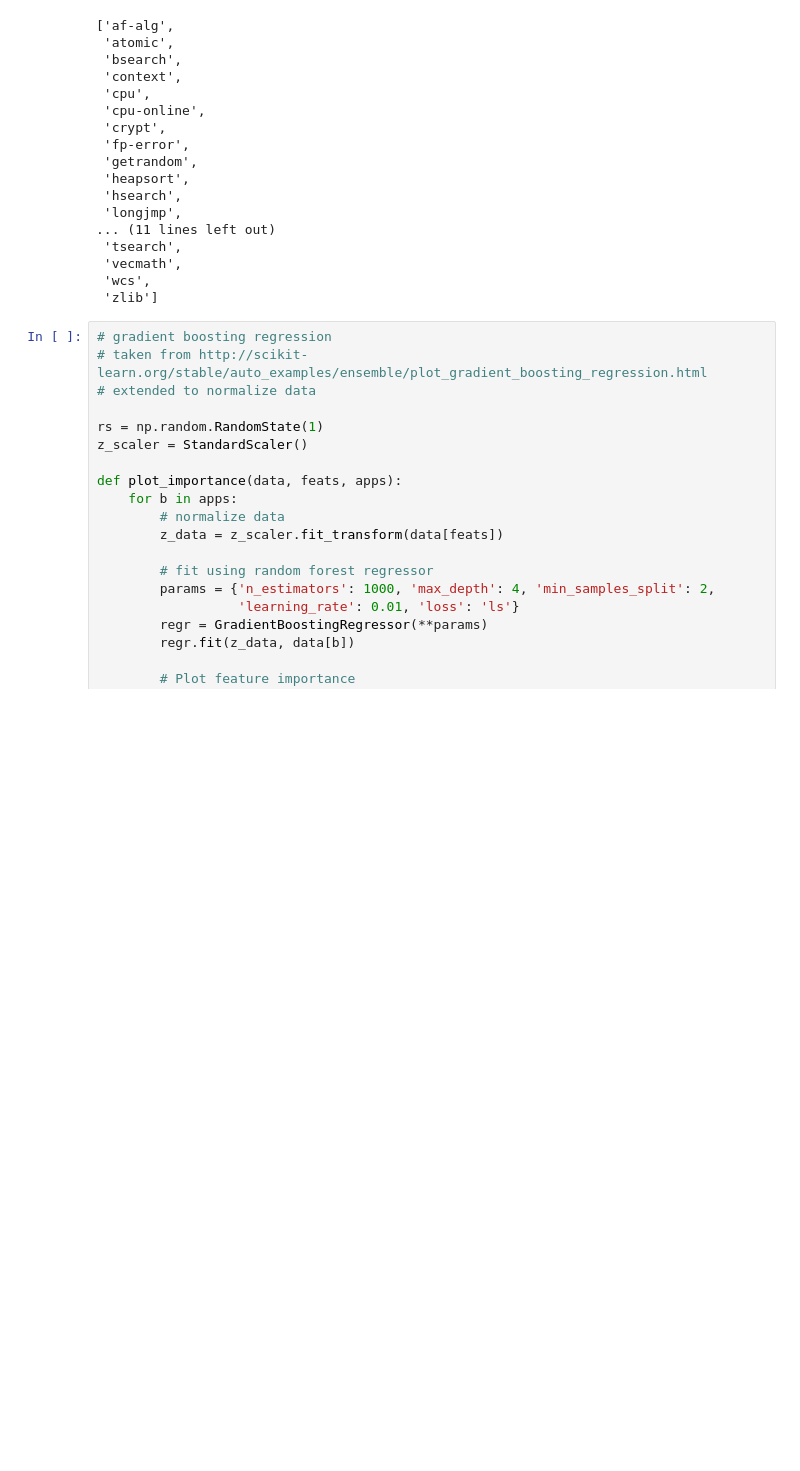
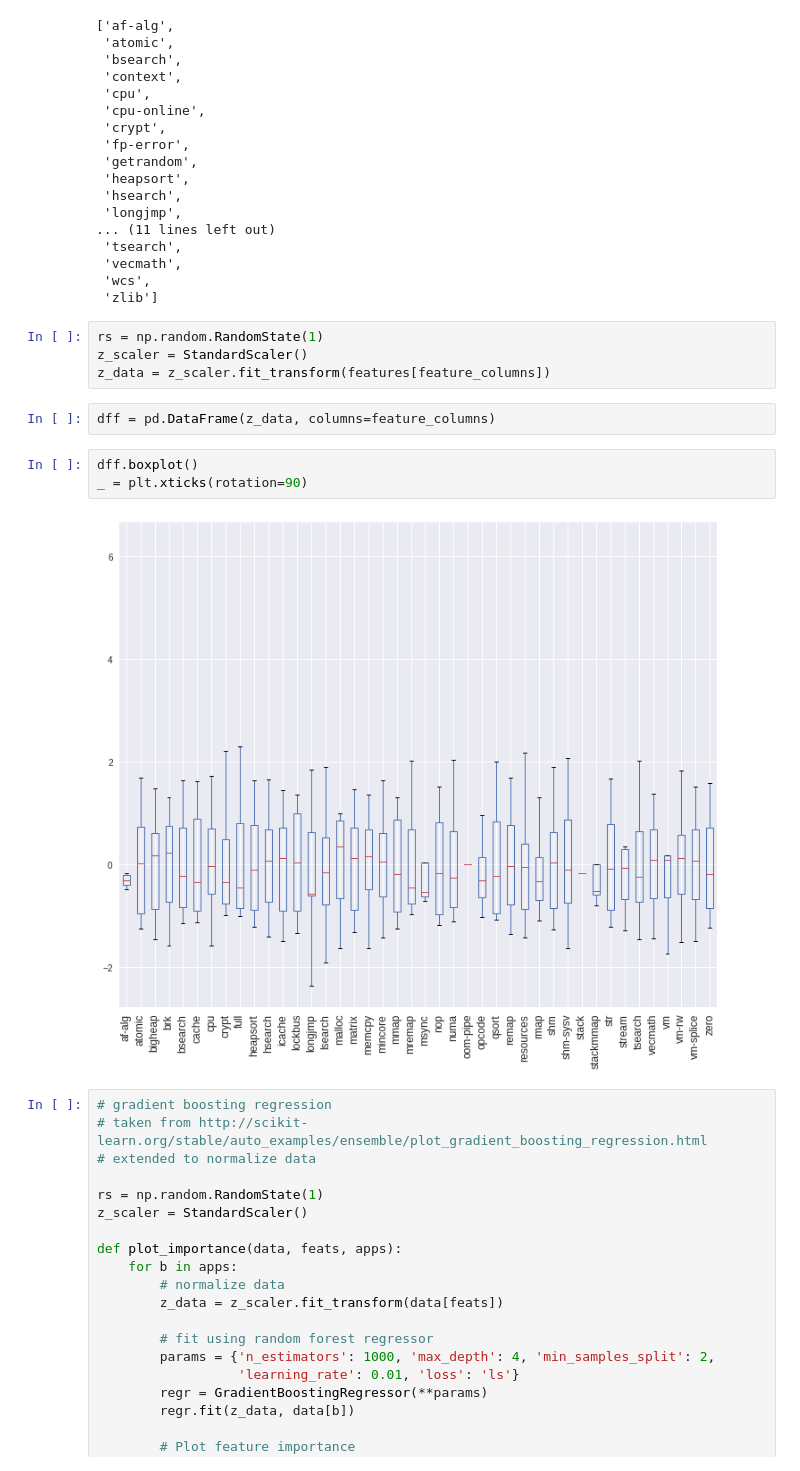
Before and after one commit to ivotron/quiho-popper, a Jupyter notebook: experiments/single-node/results/visualize.ipynb, the cells around one changed output. Cells and saved outputs as stored; diff of their text form; blank space fills up the shorter version.

```diff
--- a/experiments/single-node/results/visualize.ipynb
+++ b/experiments/single-node/results/visualize.ipynb
@@ -235,6 +242,17 @@ cpu_stressors
  'vecmath',
  'wcs',
  'zlib']
+# %%
+rs = np.random.RandomState(1)
+z_scaler = StandardScaler()
+z_data = z_scaler.fit_transform(features[feature_columns])
+# %%
+dff = pd.DataFrame(z_data, columns=feature_columns)
+# %%
+dff.boxplot()
+_ = plt.xticks(rotation=90)
+# %% [output]
+[figure, added]
 # %%
 # gradient boosting regression
 # taken from http://scikit-learn.org/stable/auto_examples/ensemble/plot_gradient_boosting_regression.html
```
Also changed, not shown: parts of 11 cells of this notebook, 1 other file.
